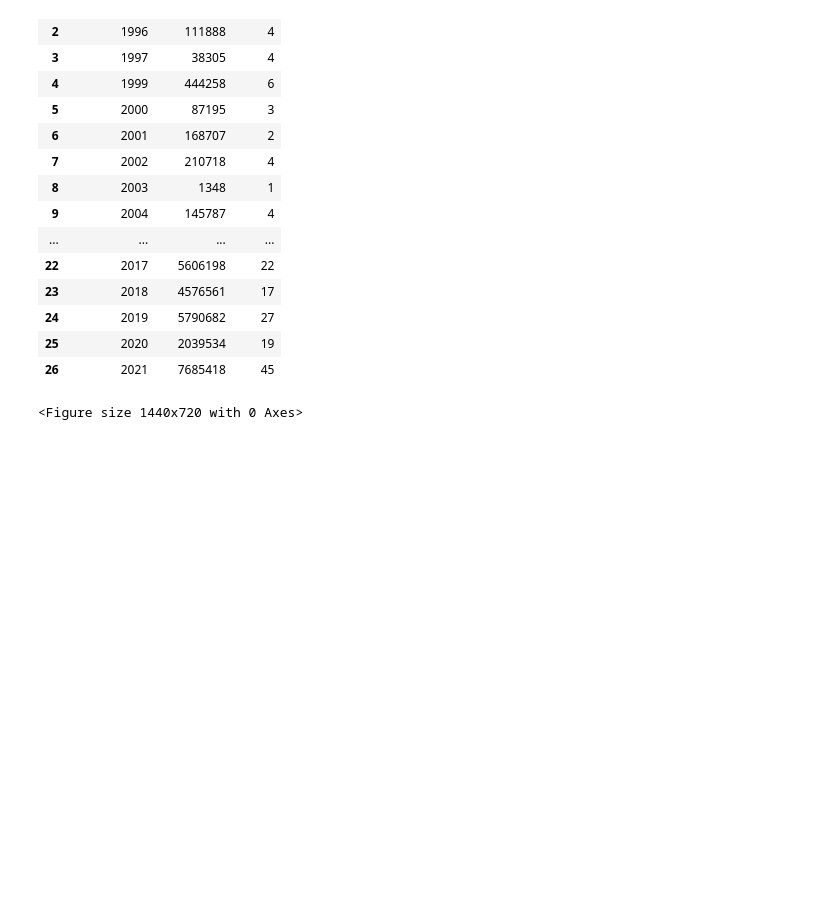
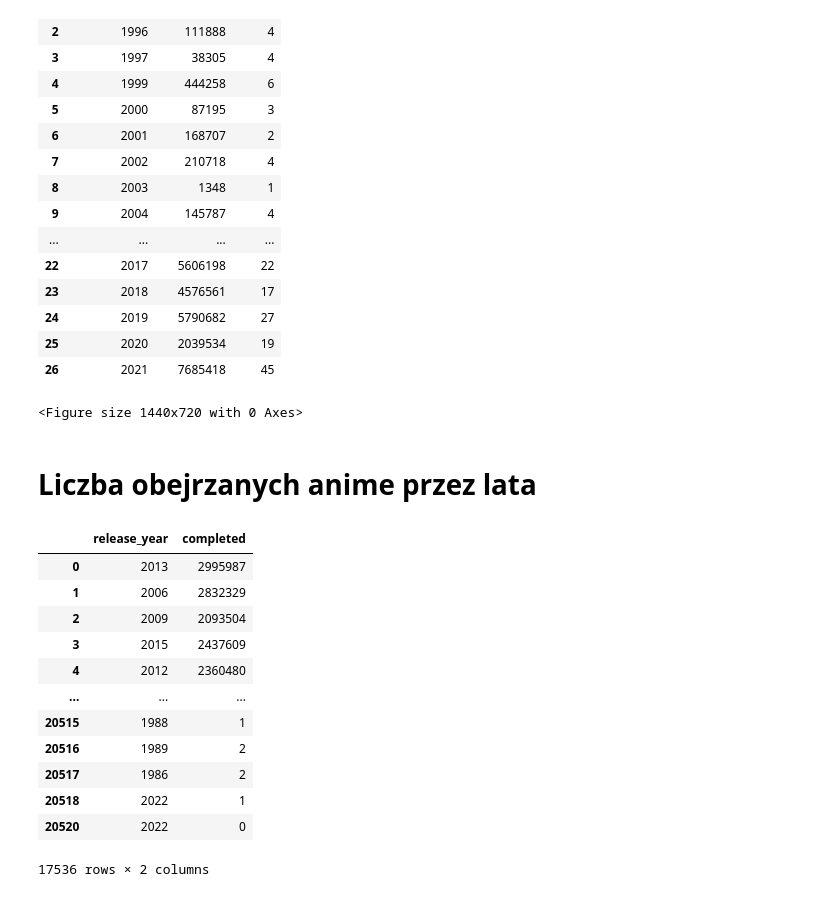
Before and after one commit to BloodyShrimp/Visualizing_Anime, a Jupyter notebook: data_refining.ipynb, the cells around one changed output. Drawn from its saved outputs; the diff is of its cells as text; code cells hidden in the pictures; blank space fills up the shorter version.

```diff
--- a/data_refining.ipynb
+++ b/data_refining.ipynb
@@ -494,3 +494,28 @@ ax1.grid()
 plt.clf()
 # %% [output]
 <Figure size 1440x720 with 0 Axes>
+# %% [markdown]
+# Liczba obejrzanych anime przez lata
+# %%
+watched_df = anime_popularity_sort.copy()
+watched_df.dropna(subset=['start_season.year'], inplace=True)
+watched_df = watched_df[['start_season.year','start_season.season', 'statistics.status.completed']]
+watched_df.columns = ['release_year', 'season', 'completed']
+watched_df = watched_df.astype({'release_year': int}, errors='raise')
+watched_df = watched_df.astype({'completed': int}, errors='raise')
+watched_year = watched_df[['release_year', 'completed']]
+watched_year
+# %% [output]
+|  | release_year | completed |
+| 0 | 2013 | 2995987 |
+| 1 | 2006 | 2832329 |
+| 2 | 2009 | 2093504 |
+| 3 | 2015 | 2437609 |
+| 4 | 2012 | 2360480 |
+| ... | ... | ... |
+| 20515 | 1988 | 1 |
+| 20516 | 1989 | 2 |
+| 20517 | 1986 | 2 |
+| 20518 | 2022 | 1 |
+| 20520 | 2022 | 0 |
+17536 rows × 2 columns
```
Also changed, not shown: parts of 4 cells of this notebook.
